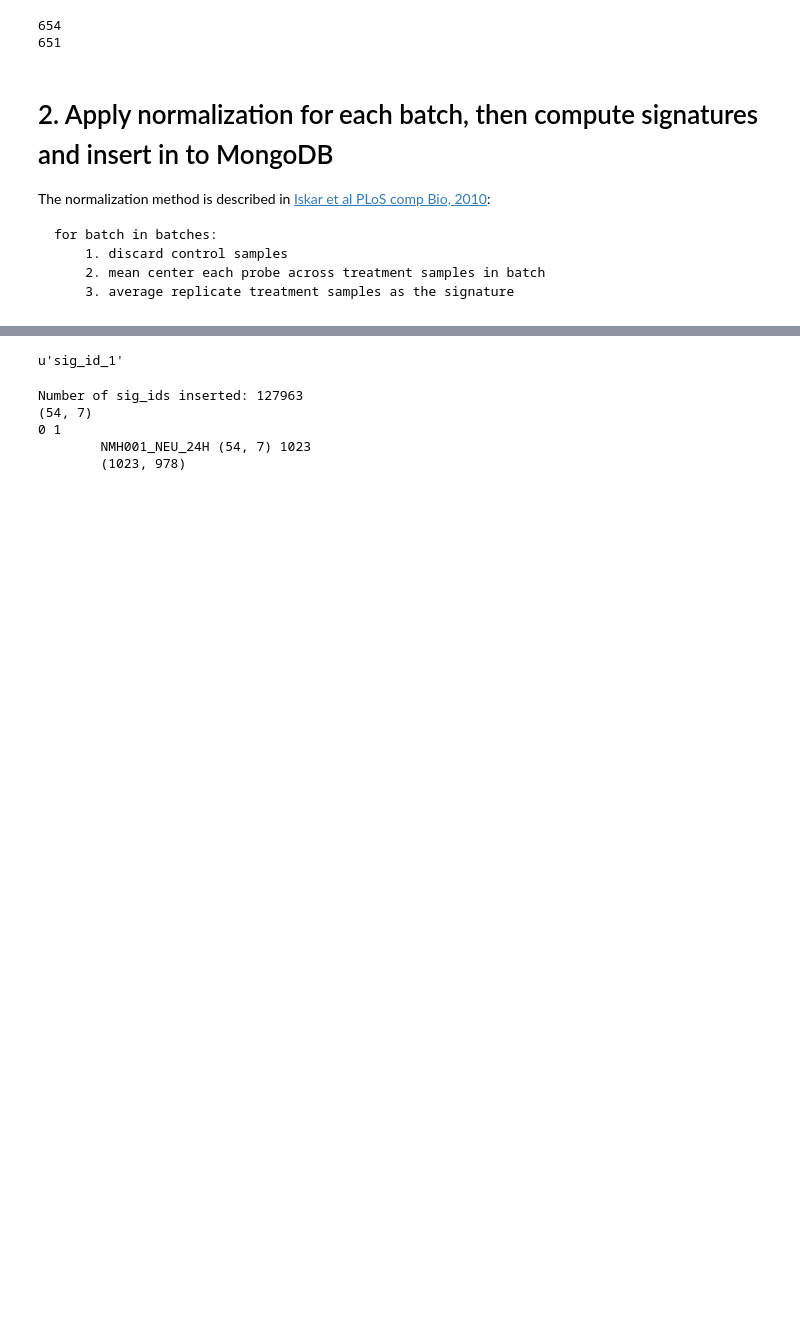
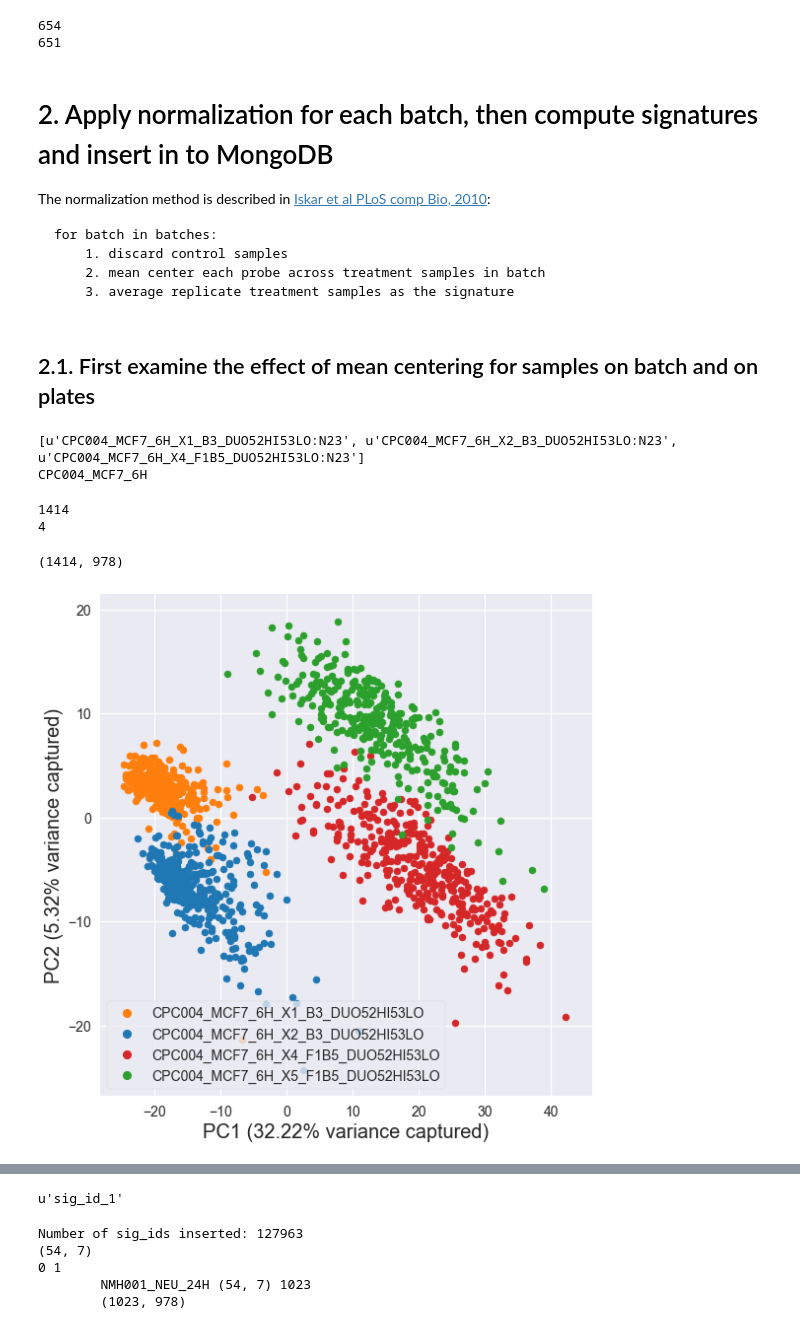
Before and after one commit to MaayanLab/L1000FWD, a Jupyter notebook: notebooks/Reprocess_L1000_Level3_mean_center.ipynb, the cells around one changed output, grey strips where cells are left out. Cells and saved outputs as stored; diff of their text form; code cells hidden in the pictures; blank space fills up the shorter version.

Commit message:
Examined the batch effects on level3 data.

````diff
--- a/notebooks/Reprocess_L1000_Level3_mean_center.ipynb
+++ b/notebooks/Reprocess_L1000_Level3_mean_center.ipynb
@@ -22,3 +19,14 @@ import pandas as pd
+# %%
+import numpy as np
+import pandas as pd
+import matplotlib.pyplot as plt
+%matplotlib inline
+from matplotlib import rcParams
+rcParams['pdf.fonttype'] = 42 ## Output Type 3 (Type3) or Type 42 (TrueType)
+rcParams['font.sans-serif'] = 'Arial'
+
+import seaborn as sns
+sns.set_context('talk', font_scale=1.5)
 # %% [markdown]
 # 0. Load LINCS L1000 level 3 data from gctx file and made function to subset this matrix by probe_ids and sample_ids
 # %%
@@ -171,3 +200,5 @@ for batch in batches:
     2. mean center each probe across treatment samples in batch
     3. average replicate treatment samples as the signature
 ```
+# %% [markdown]
+## 2.1. First examine the effect of mean centering for samples on batch and on plates
@@ -173,0 +207,32 @@ for batch in batches:
+# %%
+# Look at a particular signature
+# sig_id = 'CPC004_A375_6H:BRD-K34820100-001-02-1:10'
+sig_id = 'CPC004_MCF7_6H:BRD-K34820100-001-02-1:10'
+distil_ids = sig_meta_df.ix[sig_id]['distil_id']
+batch = sig_meta_df.ix[sig_id]['batch']
+print distil_ids
+print batch
+# %% [output]
+[u'CPC004_MCF7_6H_X1_B3_DUO52HI53LO:N23', u'CPC004_MCF7_6H_X2_B3_DUO52HI53LO:N23', u'CPC004_MCF7_6H_X4_F1B5_DUO52HI53LO:N23']
+CPC004_MCF7_6H
+# %%
+# Get all the treatment samples in this batch
+distil_ids_sub = reduce(lambda x, y: x + y,
+                        sig_meta_df_full.query('batch == "%s"' % batch)['distil_id'])
+distil_ids_sub = sorted(distil_ids_sub)
+print len(distil_ids_sub)
+plate_ids_sub = map(lambda x:x.split(':')[0], distil_ids_sub)
+print len(set(plate_ids_sub))
+# %% [output]
+1414
+4
+# %%
+# Retrieve the expression matrix on this batch
+mat_sub = slice_matrix(gctx, distil_ids_sub, PROBES_LM1000)
+print mat_sub.shape
+# %% [output]
+(1414, 978)
+# %%
+RNAseq.PCA_plot(mat_sub.T, samples=distil_ids_sub, standardize=2, log=False,  sep=':')
+# %% [output]
+[figure, added]
````
Also changed, not shown: parts of 16 cells of this notebook.
